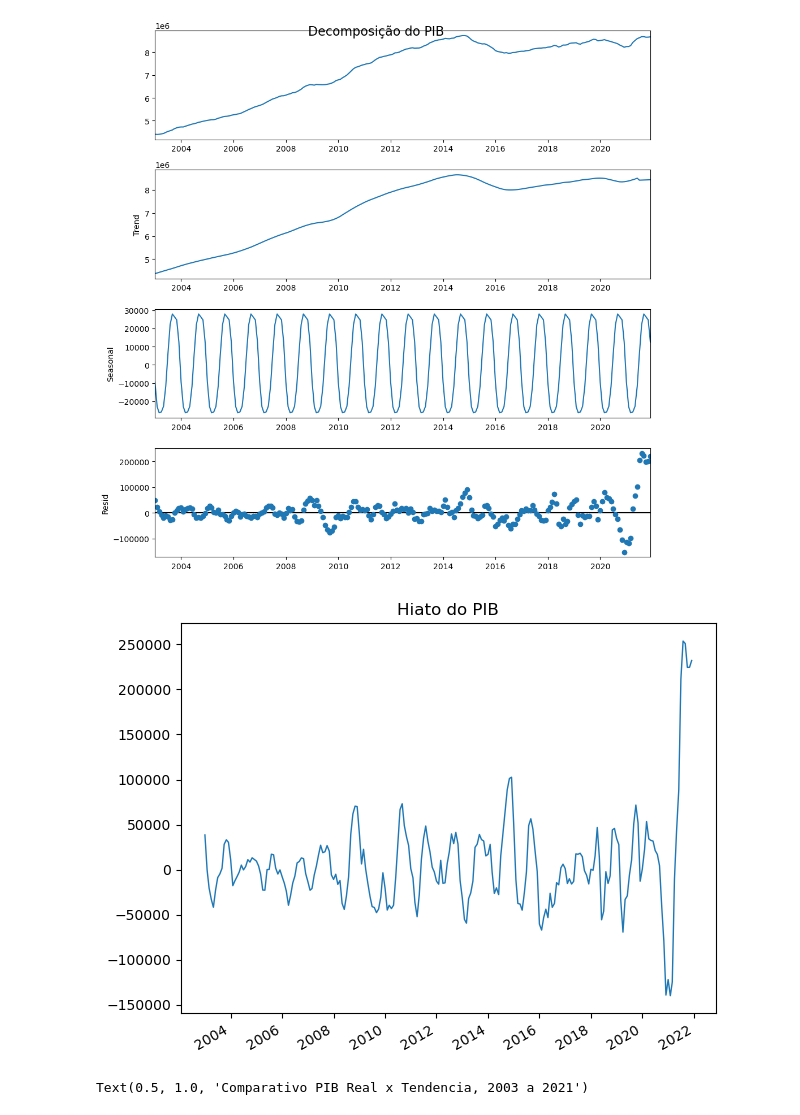
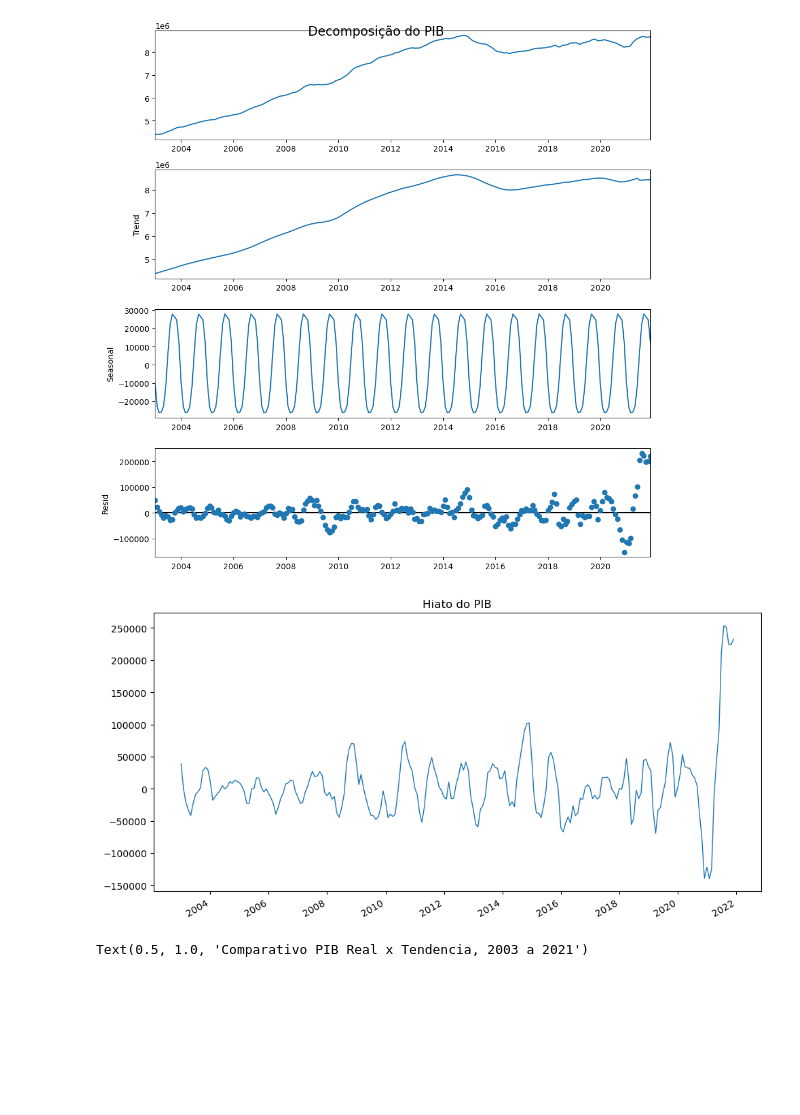
Before and after one commit to rehpires/EconometriaUFPB-2022, a Jupyter notebook: Script.ipynb, the cells around one changed output. Cells and saved outputs as stored; diff of their text form; code cells hidden in the pictures; blank space fills up the shorter version.

```diff
--- a/Script.ipynb
+++ b/Script.ipynb
@@ -375,18 +407,21 @@ plt.rcdefaults()
 # %% [output]
 [figure]
 # %%
+plt.rcParams.update({'figure.figsize': (10,5)})
 #Hiato do PIB
 pibh = pibr - pib_dec.trend
 
 fig, ax = plt.subplots()
 
 ax.plot(data,pibh, linewidth = 1.0)
 ax.xaxis.set_major_locator(mdates.YearLocator(base=2))
 fig.autofmt_xdate()
 ax.set_title("\n".join(wrap("Hiato do PIB", 60)))
 fig.tight_layout()
+
+plt.rcdefaults()
 # %% [output]
-[figure, old version]
+[figure, new version]
 # %%
 from statsmodels.tsa.filters.hp_filter import hpfilter
 cycle,trend = hpfilter(pibr,129600)
```
Also changed, not shown: parts of 3 cells of this notebook.
